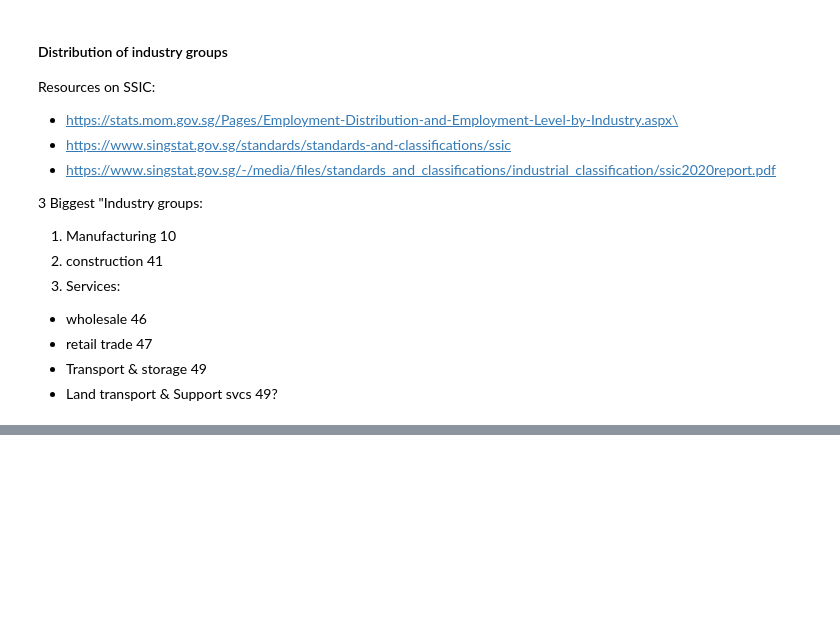
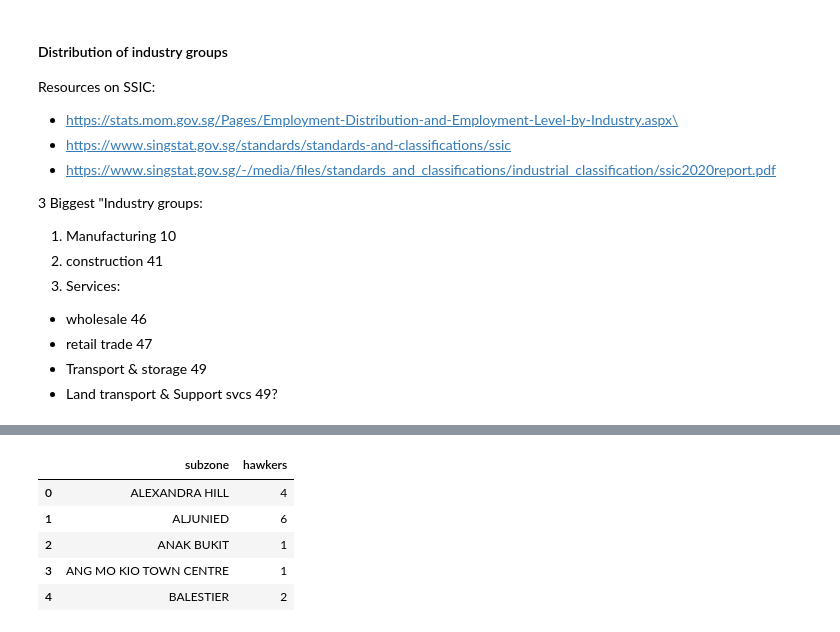
Before and after one commit to LSYS/nbhmv, a Jupyter notebook: build/5-compile-POI-count.ipynb, the cells around one changed output, grey strips where cells are left out. Saved outputs shown, nothing was run; the diff lists cells and outputs as text; code cells hidden in the pictures; blank space fills up the shorter version.

```diff
--- a/build/5-compile-POI-count.ipynb
+++ b/build/5-compile-POI-count.ipynb
@@ -73,6 +77,8 @@ FP_XWALK_ZIP_SUBZONE = os.path.join(
     "intermediate-output", "fixed_postal_subzone_xwalk.csv"
 )
 
+FP_HAWKERS = os.path.join("raw-data", "HawkerCentresGEOJSON.geojson")
+
 SAVEPATH = os.path.join("intermediate-output", "subzones-poi-count.csv")
 # %%
 xwalk = (
@@ -380,0 +425,20 @@ services = (
+# %%
+gdf_hawkers = (
+    gpd.read_file(FP_HAWKERS)
+    .pipe(get_html_table_metadata)
+    .query("STATUS!='Under Construction'")
+    # keep those before 2020
+    .assign(
+        completion_date=lambda df_: pd.to_datetime(df_["EST_ORIGINAL_COMPLETION_DATE"], errors='coerce'),
+        completion_year=lambda df_: np.where(df_["completion_date"].isna(),
+                                             df_["EST_ORIGINAL_COMPLETION_DATE"],
+                                             df_["completion_date"].dt.year),
+    )
+    .replace("Pre-War", 1990)
+    .assign(completion_year=lambda df_: df_["completion_year"].fillna(1900).apply(int))
+    .query('completion_year<2020')
+    .reset_index()
+    .assign(postcode=lambda df_: df_["ADDRESSPOSTALCODE"].astype("str").str.zfill(6))
+    .filter(["postcode"])
+)
+gdf_hawkers.head()
@@ -380,0 +452,18 @@ services = (
+# %%
+hawkers = (
+    gdf_hawkers
+    .merge(xwalk, how="left", on="postcode")
+    .drop("postcode", axis=1)
+    .groupby("subzone")
+    .size()
+    .reset_index()
+    .rename(columns={0: "hawkers"})
+)
+hawkers.head()
+# %% [output]
+|  | subzone | hawkers |
+| 0 | ALEXANDRA HILL | 4 |
+| 1 | ALJUNIED | 6 |
+| 2 | ANAK BUKIT | 1 |
+| 3 | ANG MO KIO TOWN CENTRE | 1 |
+| 4 | BALESTIER | 2 |
```
Also changed, not shown: parts of 16 cells of this notebook, 31 other files.
